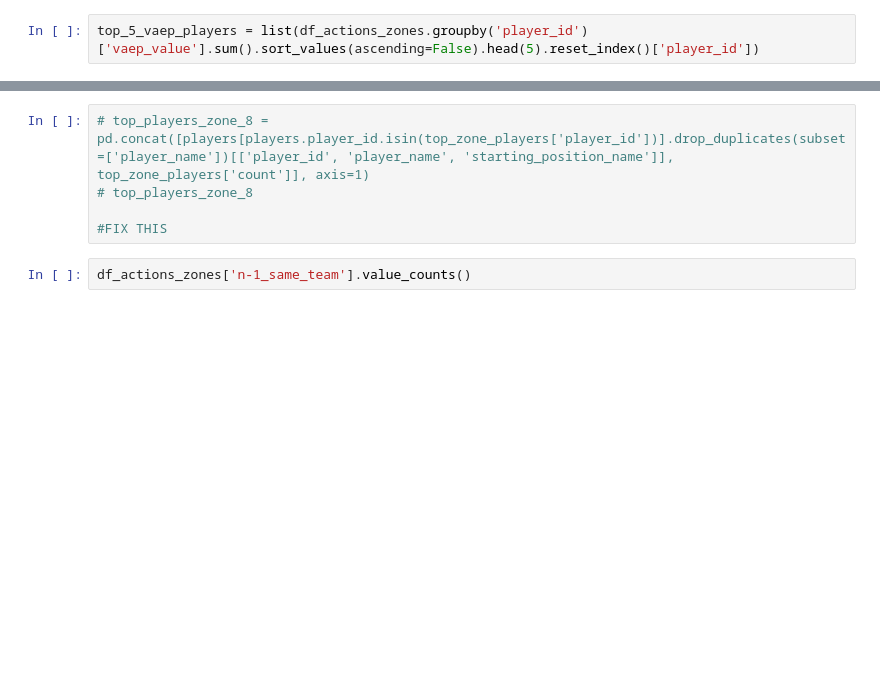
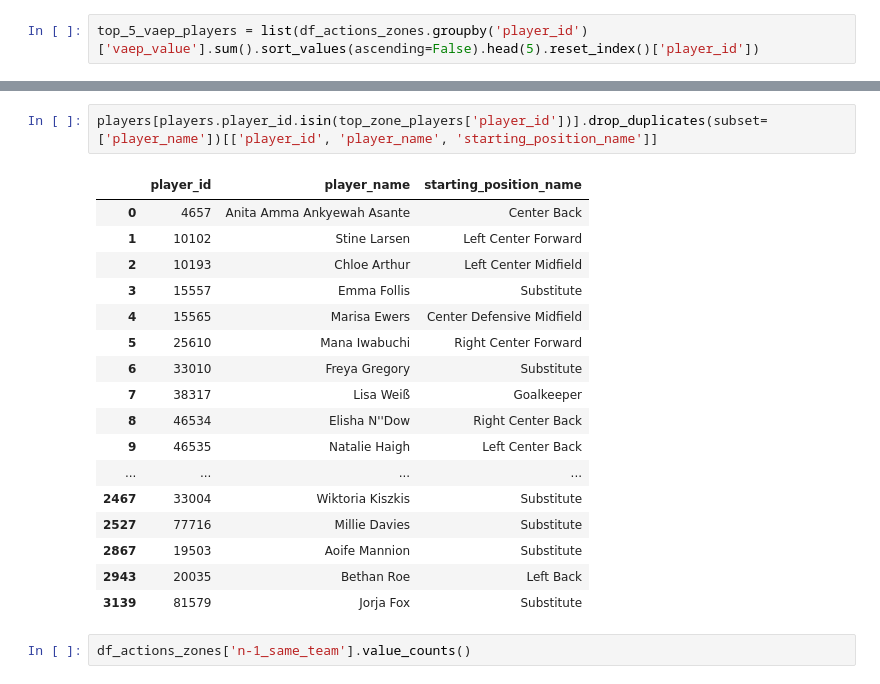
Before and after one commit to alexmihalache/Football-Analytics-Capstone---BrainStation-Final-Project, a Jupyter notebook: soccer_action_exploration.ipynb, the cells around one changed output, grey strips where cells are left out. Cells and saved outputs as stored; diff of their text form; blank space fills up the shorter version.

```diff
--- a/soccer_action_exploration.ipynb
+++ b/soccer_action_exploration.ipynb
@@ -633,10 +656,25 @@ players[players.player_id.isin(top_5_vaep_players)].drop_duplicates(subset=['pla
 | 120 | 3775581 | 971 | 4961 | Samantha May Kerr | None | 20 | True | 23 | ... |
 | 554 | 3775624 | 746 | 15570 | Chloe Kelly | None | 9 | True | 17 | ... |
 # %%
-# top_players_zone_8 = pd.concat([players[players.player_id.isin(top_zone_players['player_id'])].drop_duplicates(subset=['player_name'])[['player_id', 'player_name', 'starting_position_name']], top_zone_players['count']], axis=1)
-# top_players_zone_8
-
-#FIX THIS
+players[players.player_id.isin(top_zone_players['player_id'])].drop_duplicates(subset=['player_name'])[['player_id', 'player_name', 'starting_position_name']]
+# %% [output]
+|  | player_id | player_name | starting_position_name |
+| 0 | 4657 | Anita Amma Ankyewah Asante | Center Back |
+| 1 | 10102 | Stine Larsen | Left Center Forward |
+| 2 | 10193 | Chloe Arthur | Left Center Midfield |
+| 3 | 15557 | Emma Follis | Substitute |
+| 4 | 15565 | Marisa Ewers | Center Defensive Midfield |
+| 5 | 25610 | Mana Iwabuchi | Right Center Forward |
+| 6 | 33010 | Freya Gregory | Substitute |
+| 7 | 38317 | Lisa Weiß | Goalkeeper |
+| 8 | 46534 | Elisha N''Dow | Right Center Back |
+| 9 | 46535 | Natalie Haigh | Left Center Back |
+| ... | ... | ... | ... |
+| 2467 | 33004 | Wiktoria Kiszkis | Substitute |
+| 2527 | 77716 | Millie Davies | Substitute |
+| 2867 | 19503 | Aoife Mannion | Substitute |
+| 2943 | 20035 | Bethan Roe | Left Back |
+| 3139 | 81579 | Jorja Fox | Substitute |
 # %%
 df_actions_zones['n-1_same_team'].value_counts()
 # %% [output]
```
Also changed, not shown: parts of 7 cells of this notebook.
